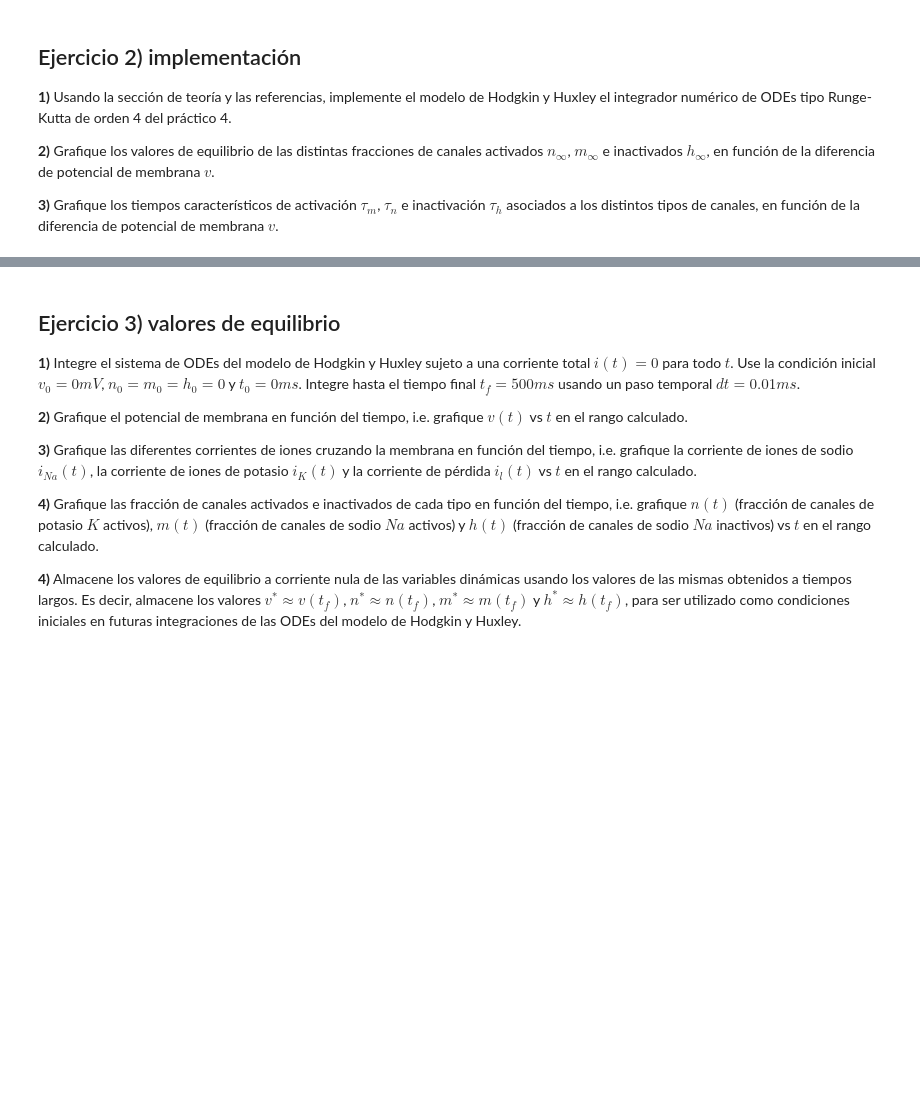
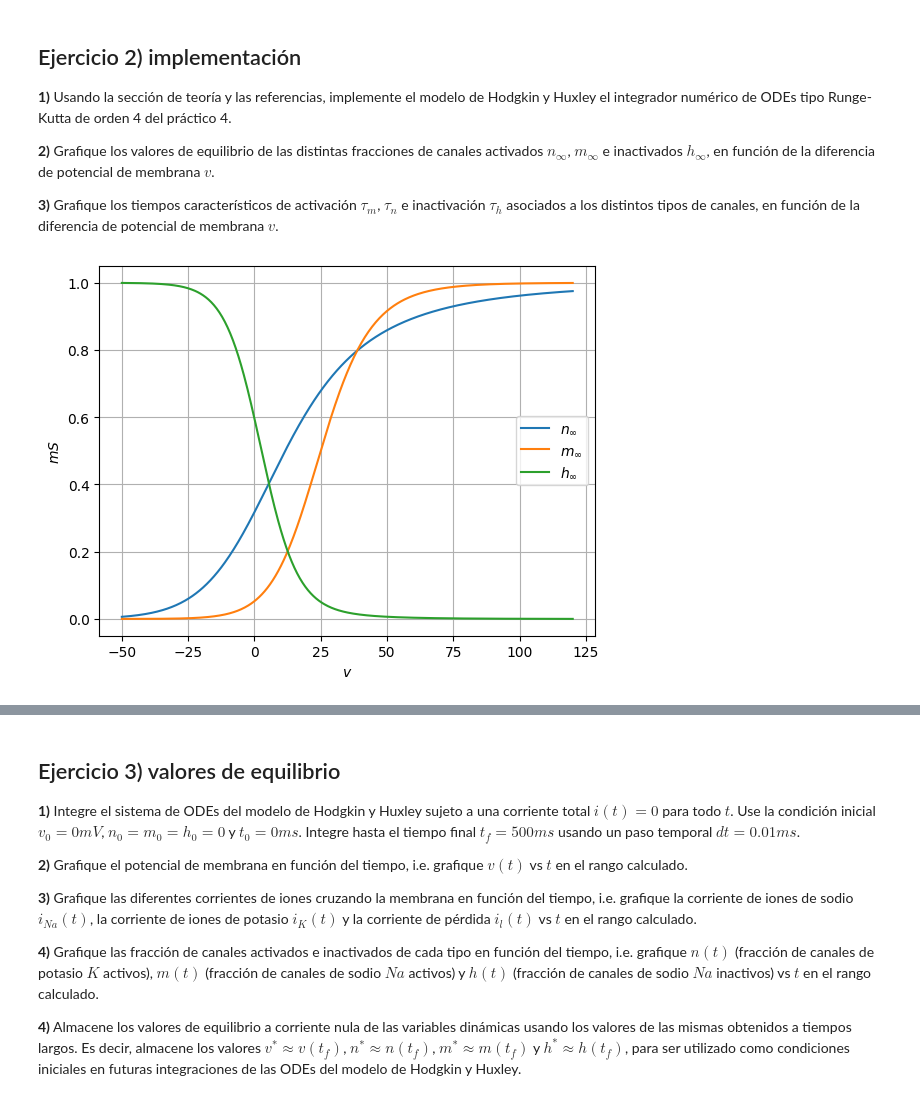
Before and after one commit to SalomoneCro/Neural-Networks, a Jupyter notebook: DifferentialEquations/Hodgkin & Huxley.ipynb, the cells around one changed output, grey strips where cells are left out. Drawn from its saved outputs; the diff is of its cells as text; code cells hidden in the pictures; blank space fills up the shorter version.

```diff
--- a/DifferentialEquations/Hodgkin & Huxley.ipynb
+++ b/DifferentialEquations/Hodgkin & Huxley.ipynb
@@ -228,0 +227,27 @@ h_inf = lambda v: tao_h(v)*alfa_h(v)
+# %%
+#2.2
+
+v_inter = np.linspace(-50,120,500)
+ns = []
+ms = []
+hs = []
+
+for i in v_inter:
+    ns.append(n_inf(i))
+    ms.append(m_inf(i))
+    hs.append(h_inf(i))
+
+fig, ax = plt.subplots(nrows=1,ncols=1)
+
+ax.plot(v_inter, ns, label='$n_{\infty}$')
+ax.plot(v_inter, ms, label='$m_{\infty}$')
+ax.plot(v_inter, hs, label='$h_{\infty}$')
+
+ax.legend()
+ax.grid()
+ax.set_xlabel('$v$')  # Nombre del eje x
+ax.set_ylabel('$mS$')  # microsegundos (mu s) en el eje y
+
+plt.show()
+# %% [output]
+[figure, added]
```
Also changed, not shown: parts of 4 cells of this notebook.
